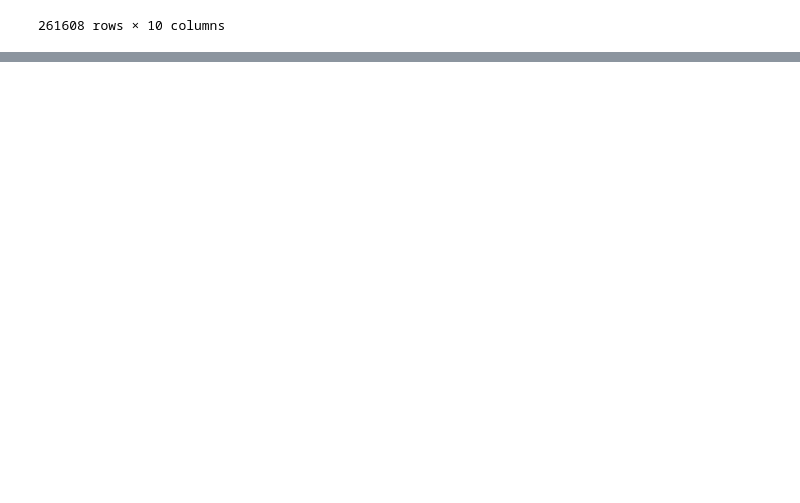
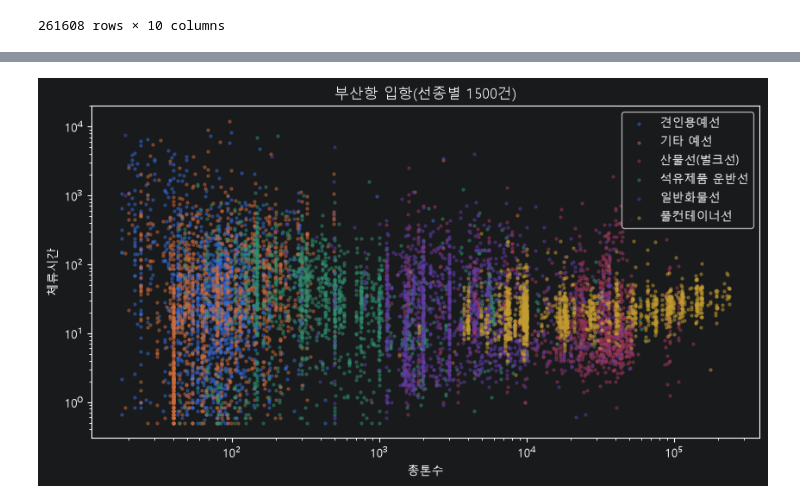
Before and after one commit to dorothy1088/smartport, a Jupyter notebook: clustering.ipynb, the cells around one changed output, grey strips where cells are left out. Drawn from its saved outputs; the diff is of its cells as text; code cells hidden in the pictures; blank space fills up the shorter version.

```diff
--- a/clustering.ipynb
+++ b/clustering.ipynb
@@ -254,0 +279,5 @@ vessels
+# %%
+top_vessels = vessels['선박종류명'].value_counts().head(6)
+top = vessels[vessels['선박종류명'].isin(top_vessels.index)]
+quartiles = top.groupby('선박종류명')[['총톤수', '체류시간', '화물톤']].quantile([0.25, 0.5, 0.75]).unstack().round(0)
+quartiles
@@ -254,0 +294,21 @@ vessels
+# %%
+type_sample = top.groupby('선박종류명', group_keys=False).sample(1500, random_state=55)
+
+
+
+fig, ax = plt.subplots(figsize=(10,5))
+
+
+for name, part in type_sample.groupby('선박종류명'):
+    ax.scatter(part['총톤수'], part['체류시간'], s=5, alpha=0.4, label=name)
+
+ax.set_xscale('log') # 이걸 안 주면 꼬리가 커서 밑으로 가라앉음
+ax.set_yscale('log') # 로그로 하면 10승수 표현으로 바뀌면서 퍼지게 됨
+
+ax.set_title('부산항 입항(선종별 1500건)')
+ax.set_xlabel('총톤수')
+ax.set_ylabel('체류시간')
+ax.legend()
+plt.show() # 범례가 너무 많아..
+# %% [output]
+[figure, added]
```
Also changed, not shown: parts of 6 cells of this notebook.
